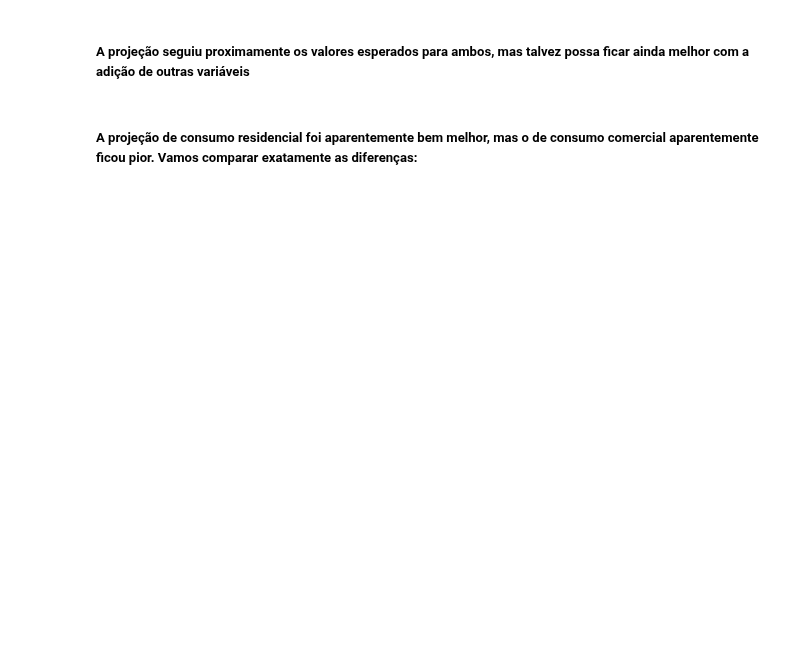
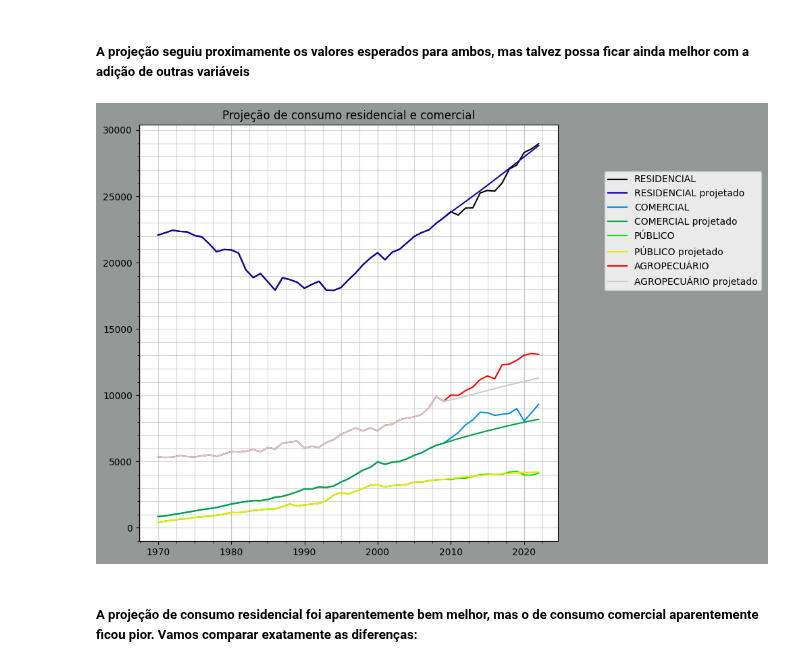
Before and after one commit to scrrpfv/projeto-ip, a Jupyter notebook: Analises/projecao.ipynb, the cells around one changed output. Drawn from its saved outputs; the diff is of its cells as text; code cells hidden in the pictures; blank space fills up the shorter version.

```diff
--- a/Analises/projecao.ipynb
+++ b/Analises/projecao.ipynb
@@ -94,11 +99,13 @@ ValueError: time data "40" doesn't match format "%Y", at position 0. You might w
 # %% [markdown]
 ##### A projeção seguiu proximamente os valores esperados para ambos, mas talvez possa ficar ainda melhor com a adição de outras variáveis
 # %%
-proj4 = df.projection_var(2012, [(6, 'RESIDENCIAL'),
+proj4 = df.projection_var(2009, [(6, 'RESIDENCIAL'),
                                (6, 'COMERCIAL'),
                                (6, 'PÚBLICO'),
                                (6, 'AGROPECUÁRIO')],
                                'Projeção de consumo residencial e comercial')
+# %% [output]
+[figure, added]
 # %% [markdown]
 ##### A projeção de consumo residencial foi aparentemente bem melhor, mas o de consumo comercial aparentemente ficou pior. Vamos comparar exatamente as diferenças:
 # %%
```
Also changed, not shown: parts of 9 cells of this notebook, 1 other file.
